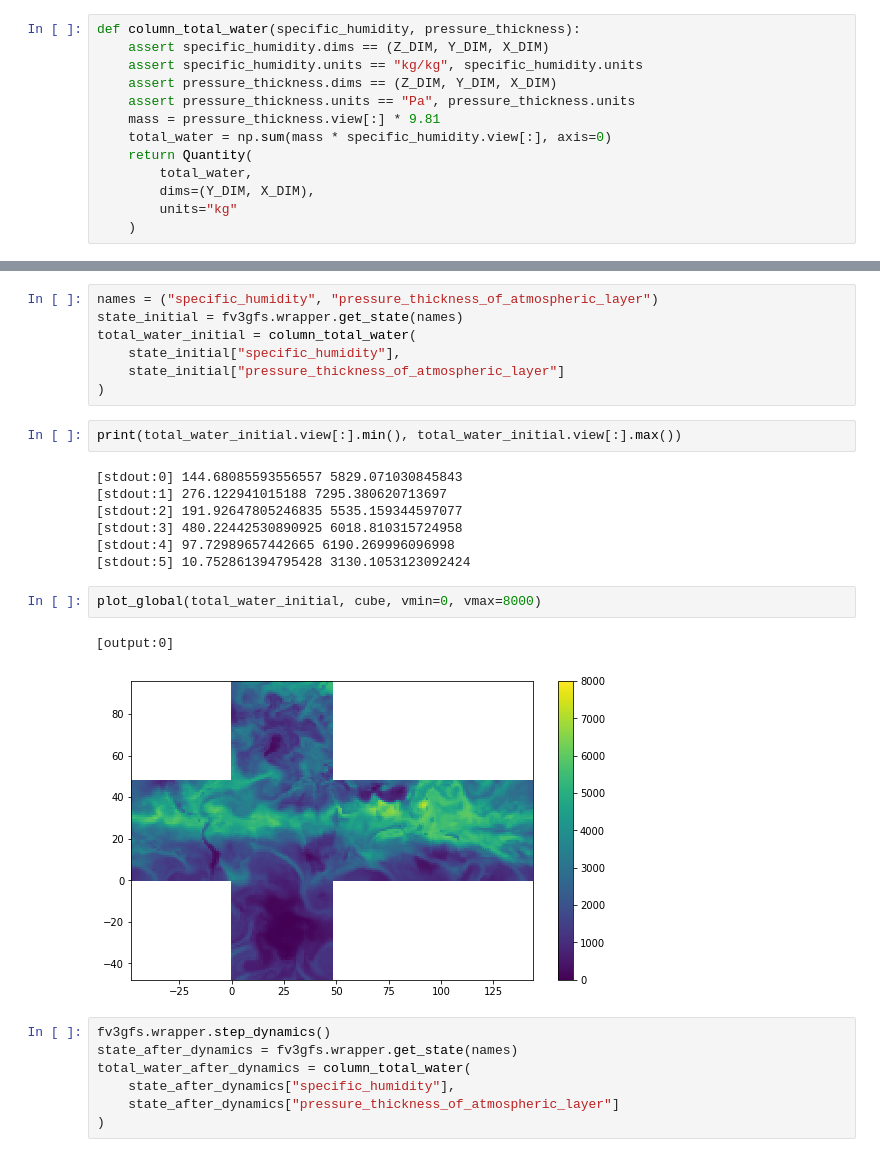
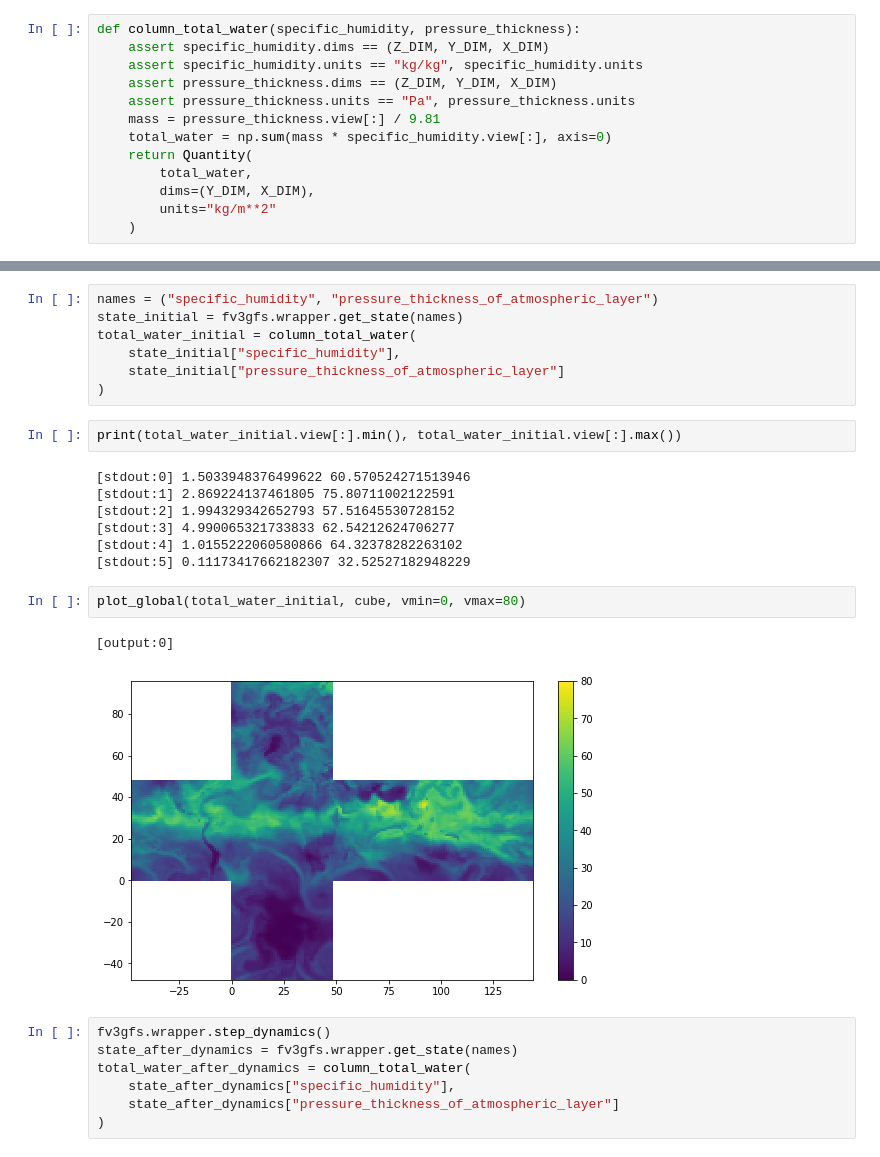
Before and after one commit to ai2cm/fv3gfs-wrapper, a Jupyter notebook: examples/jupyter/notebooks/random_forest.ipynb, the cells around one changed output, grey strips where cells are left out. Saved outputs shown, nothing was run; the diff lists cells and outputs as text.

Commit message:
Fix column_total_water function

```diff
--- a/examples/jupyter/notebooks/random_forest.ipynb
+++ b/examples/jupyter/notebooks/random_forest.ipynb
@@ -319,12 +301,12 @@ def column_total_water(specific_humidity, pressure_thickness):
     assert specific_humidity.units == "kg/kg", specific_humidity.units
     assert pressure_thickness.dims == (Z_DIM, Y_DIM, X_DIM)
     assert pressure_thickness.units == "Pa", pressure_thickness.units
-    mass = pressure_thickness.view[:] * 9.81
+    mass = pressure_thickness.view[:] / 9.81
     total_water = np.sum(mass * specific_humidity.view[:], axis=0)
     return Quantity(
         total_water,
         dims=(Y_DIM, X_DIM),
-        units="kg"
+        units="kg/m**2"
     )
 # %% [markdown]
 First we'll look in detail at the first time step. Let's see how much of the first step moisture tendency is due to dynamics, physics, and our machine learning.
@@ -338,17 +320,17 @@ total_water_initial = column_total_water(
 # %%
 print(total_water_initial.view[:].min(), total_water_initial.view[:].max())
 # %% [output]
-[stdout:0] 144.68085593556557 5829.071030845843
-[stdout:1] 276.122941015188 7295.380620713697
-[stdout:2] 191.92647805246835 5535.159344597077
-[stdout:3] 480.22442530890925 6018.810315724958
-[stdout:4] 97.72989657442665 6190.269996096998
-[stdout:5] 10.752861394795428 3130.1053123092424
+[stdout:0] 1.5033948376499622 60.570524271513946
+[stdout:1] 2.869224137461805 75.80711002122591
+[stdout:2] 1.994329342652793 57.51645530728152
+[stdout:3] 4.990065321733833 62.54212624706277
+[stdout:4] 1.0155222060580866 64.32378282263102
+[stdout:5] 0.11173417662182307 32.52527182948229
 # %%
-plot_global(total_water_initial, cube, vmin=0, vmax=8000)
+plot_global(total_water_initial, cube, vmin=0, vmax=80)
 # %% [output]
 [output:0]
-[figure, old version]
+[figure, new version]
 # %%
 fv3gfs.wrapper.step_dynamics()
 state_after_dynamics = fv3gfs.wrapper.get_state(names)
```
Also changed, not shown: parts of 10 cells of this notebook.
